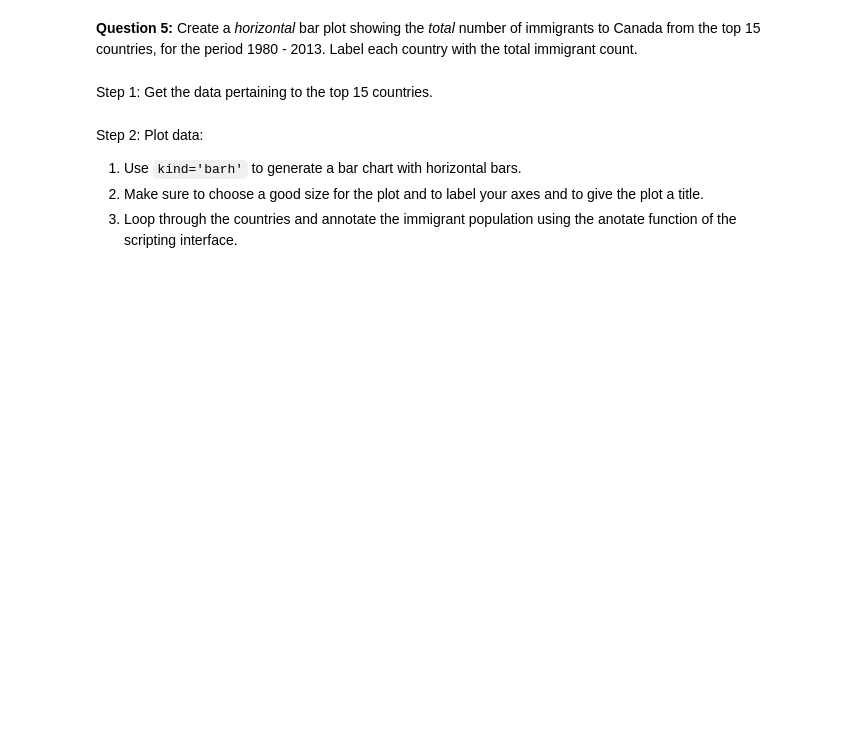
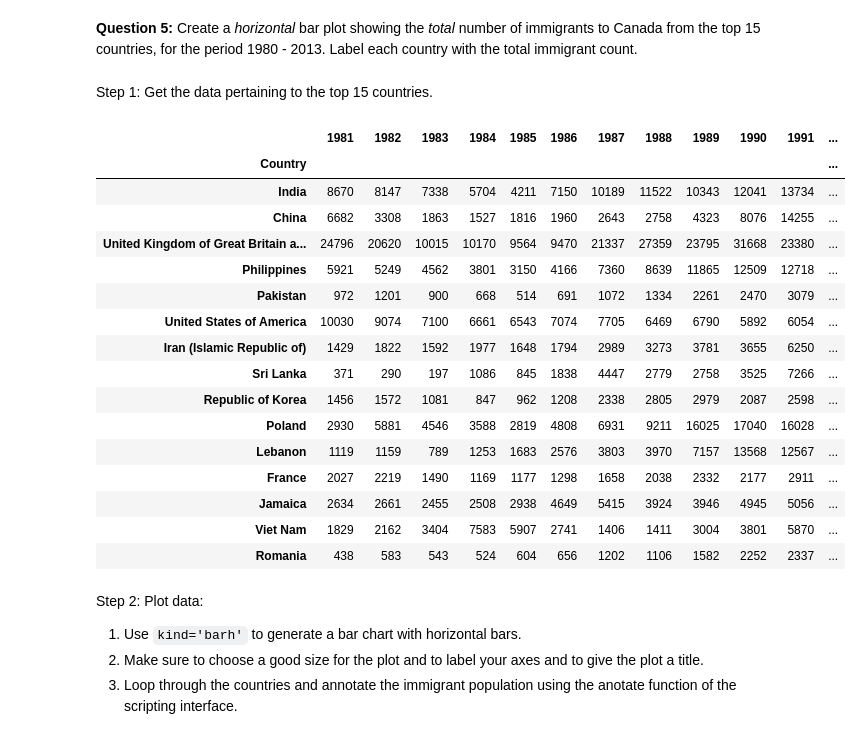
Before and after one commit to X4D0/DataVisualization, a Jupyter notebook: 2_Visualization_Tools_1_assignment.ipynb, the cells around one changed output. Cells and saved outputs as stored; diff of their text form; code cells hidden in the pictures; blank space fills up the shorter version.

```diff
--- a/2_Visualization_Tools_1_assignment.ipynb
+++ b/2_Visualization_Tools_1_assignment.ipynb
@@ -82,6 +115,26 @@ df_can.plot(kind='line')
 Step 1: Get the data pertaining to the top 15 countries.
 # %%
 ### type your answer here
+data_top5 = top5.head(15)
+data_top5
+# %% [output]
+|  | 1981 | 1982 | 1983 | 1984 | 1985 | 1986 | 1987 | 1988 | 1989 | 1990 | 1991 | ... |
+| Country |  |  |  |  |  |  |  |  |  |  |  | ... |
+| India | 8670 | 8147 | 7338 | 5704 | 4211 | 7150 | 10189 | 11522 | 10343 | 12041 | 13734 | ... |
+| China | 6682 | 3308 | 1863 | 1527 | 1816 | 1960 | 2643 | 2758 | 4323 | 8076 | 14255 | ... |
+| United Kingdom of Great Britain a... | 24796 | 20620 | 10015 | 10170 | 9564 | 9470 | 21337 | 27359 | 23795 | 31668 | 23380 | ... |
+| Philippines | 5921 | 5249 | 4562 | 3801 | 3150 | 4166 | 7360 | 8639 | 11865 | 12509 | 12718 | ... |
+| Pakistan | 972 | 1201 | 900 | 668 | 514 | 691 | 1072 | 1334 | 2261 | 2470 | 3079 | ... |
+| United States of America | 10030 | 9074 | 7100 | 6661 | 6543 | 7074 | 7705 | 6469 | 6790 | 5892 | 6054 | ... |
+| Iran (Islamic Republic of) | 1429 | 1822 | 1592 | 1977 | 1648 | 1794 | 2989 | 3273 | 3781 | 3655 | 6250 | ... |
+| Sri Lanka | 371 | 290 | 197 | 1086 | 845 | 1838 | 4447 | 2779 | 2758 | 3525 | 7266 | ... |
+| Republic of Korea | 1456 | 1572 | 1081 | 847 | 962 | 1208 | 2338 | 2805 | 2979 | 2087 | 2598 | ... |
+| Poland | 2930 | 5881 | 4546 | 3588 | 2819 | 4808 | 6931 | 9211 | 16025 | 17040 | 16028 | ... |
+| Lebanon | 1119 | 1159 | 789 | 1253 | 1683 | 2576 | 3803 | 3970 | 7157 | 13568 | 12567 | ... |
+| France | 2027 | 2219 | 1490 | 1169 | 1177 | 1298 | 1658 | 2038 | 2332 | 2177 | 2911 | ... |
+| Jamaica | 2634 | 2661 | 2455 | 2508 | 2938 | 4649 | 5415 | 3924 | 3946 | 4945 | 5056 | ... |
+| Viet Nam | 1829 | 2162 | 3404 | 7583 | 5907 | 2741 | 1406 | 1411 | 3004 | 3801 | 5870 | ... |
+| Romania | 438 | 583 | 543 | 524 | 604 | 656 | 1202 | 1106 | 1582 | 2252 | 2337 | ... |
 # %% [markdown]
 Step 2: Plot data:
    1. Use `kind='barh'` to generate a bar chart with horizontal bars.
```
Also changed, not shown: parts of 10 cells of this notebook.
